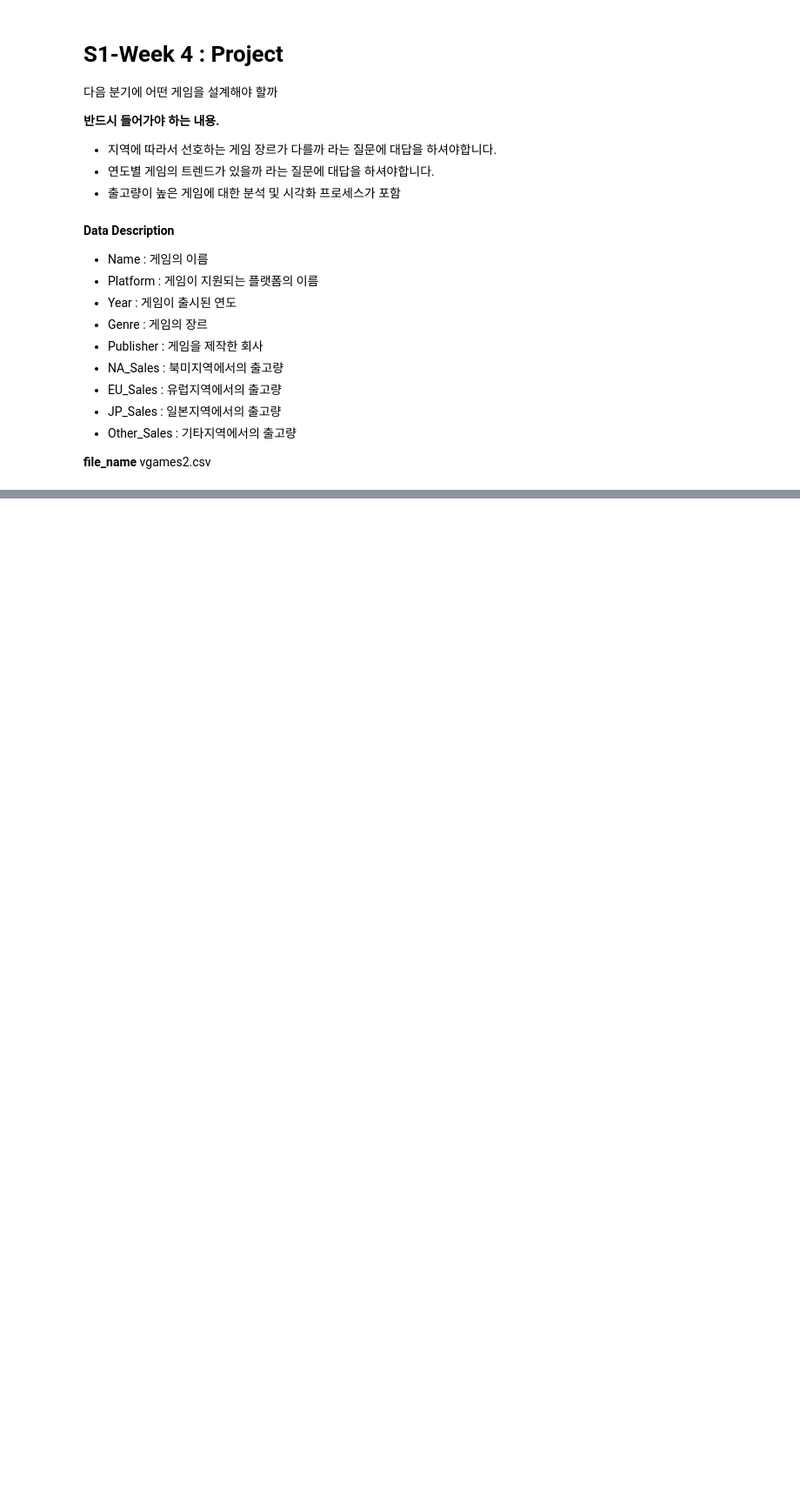
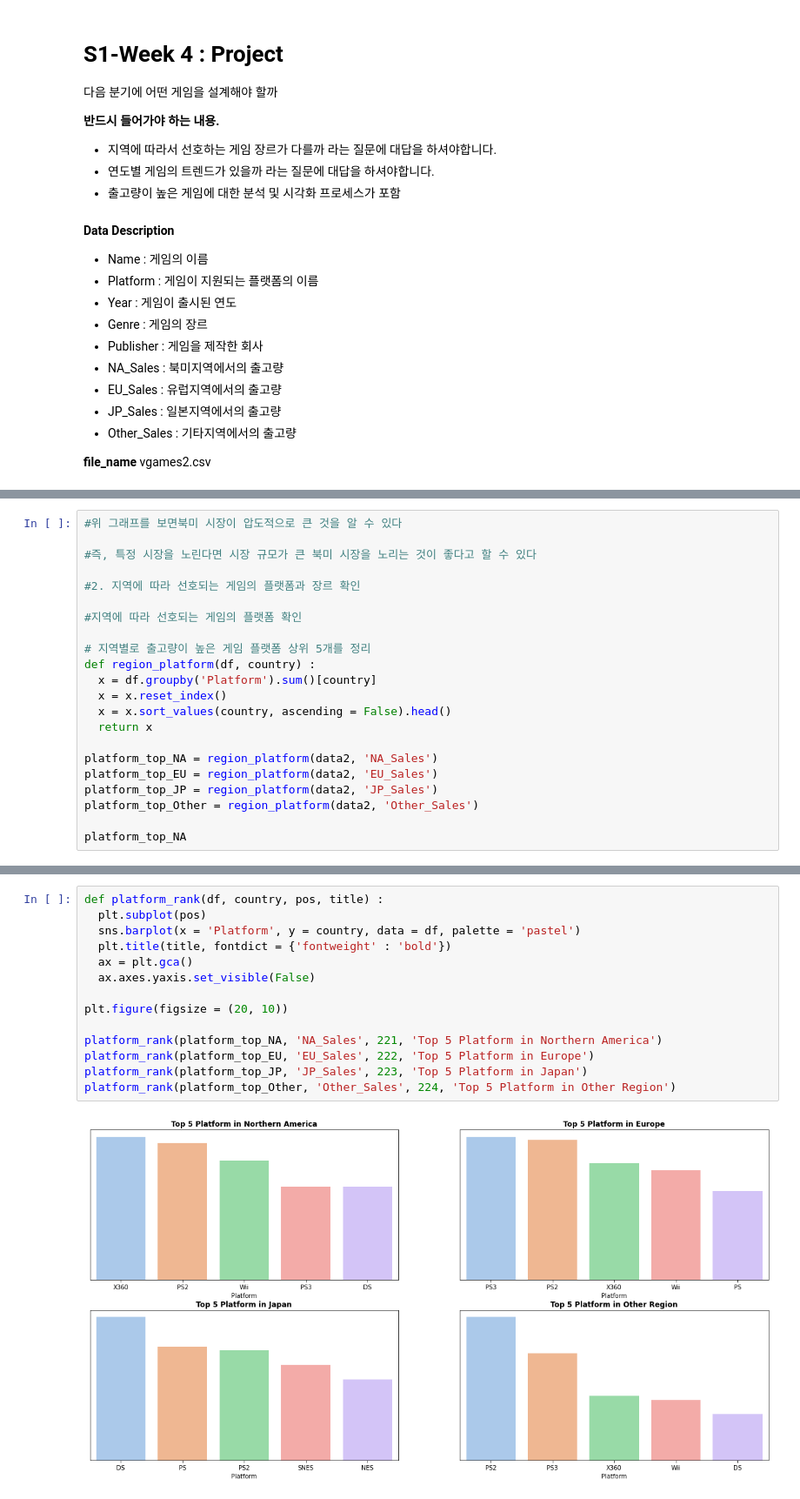
Before and after one commit to Choi-jeonghoon/AI, a Jupyter notebook: AI_12_최정훈_Section1.ipynb, the cells around one changed output, grey strips where cells are left out. Shown at 87% size. Cells and saved outputs as stored; diff of their text form; blank space fills up the shorter version.

```diff
--- a/AI_12_최정훈_Section1.ipynb
+++ b/AI_12_최정훈_Section1.ipynb
@@ -98,0 +279,22 @@ df.isnull()
+# %%
+#위 그래프를 보면북미 시장이 압도적으로 큰 것을 알 수 있다
+
+#즉, 특정 시장을 노린다면 시장 규모가 큰 북미 시장을 노리는 것이 좋다고 할 수 있다
+
+#2. 지역에 따라 선호되는 게임의 플랫폼과 장르 확인
+
+#지역에 따라 선호되는 게임의 플랫폼 확인
+
+# 지역별로 출고량이 높은 게임 플랫폼 상위 5개를 정리
+def region_platform(df, country) :
+  x = df.groupby('Platform').sum()[country]
+  x = x.reset_index()
+  x = x.sort_values(country, ascending = False).head()
+  return x
+
+platform_top_NA = region_platform(data2, 'NA_Sales')
+platform_top_EU = region_platform(data2, 'EU_Sales')
+platform_top_JP = region_platform(data2, 'JP_Sales')
+platform_top_Other = region_platform(data2, 'Other_Sales')
+
+platform_top_NA
@@ -98,0 +308,16 @@ df.isnull()
+# %%
+def platform_rank(df, country, pos, title) :
+  plt.subplot(pos)
+  sns.barplot(x = 'Platform', y = country, data = df, palette = 'pastel')
+  plt.title(title, fontdict = {'fontweight' : 'bold'})
+  ax = plt.gca()
+  ax.axes.yaxis.set_visible(False)
+
+plt.figure(figsize = (20, 10))
+
+platform_rank(platform_top_NA, 'NA_Sales', 221, 'Top 5 Platform in Northern America')
+platform_rank(platform_top_EU, 'EU_Sales', 222, 'Top 5 Platform in Europe')
+platform_rank(platform_top_JP, 'JP_Sales', 223, 'Top 5 Platform in Japan')
+platform_rank(platform_top_Other, 'Other_Sales', 224, 'Top 5 Platform in Other Region')
+# %% [output]
+[figure, added]
```
Also changed, not shown: parts of 32 cells of this notebook.
